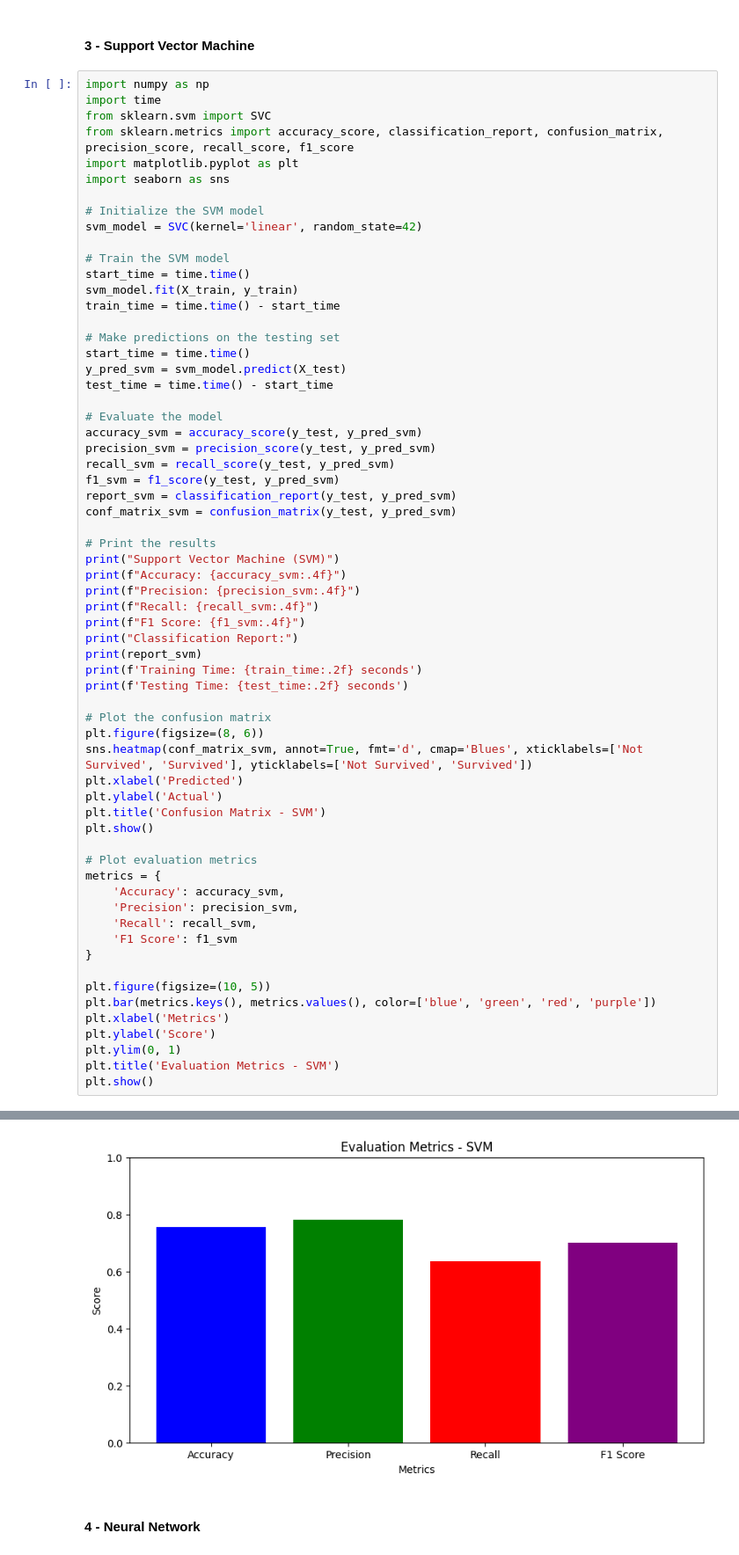
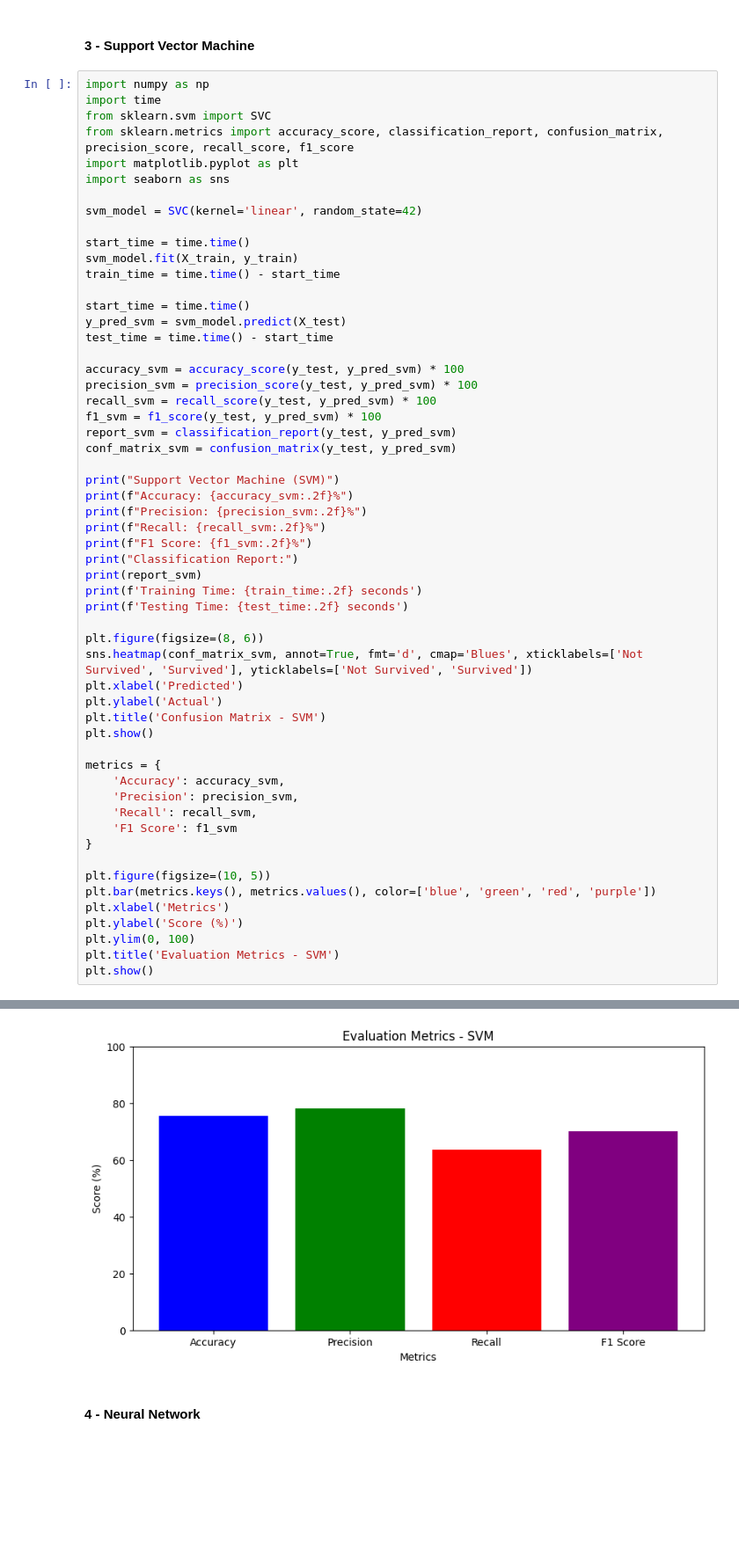
Before and after one commit to GoncaloMatias1/AI-Project_2, a Jupyter notebook: Project-2/src/titanic_analysis.ipynb, the cells around one changed output, grey strips where cells are left out. Shown at 88% size. Cells and saved outputs as stored; diff of their text form; blank space fills up the shorter version.

```diff
--- a/Project-2/src/titanic_analysis.ipynb
+++ b/Project-2/src/titanic_analysis.ipynb
@@ -933,39 +872,33 @@ from sklearn.metrics import accuracy_score, classification_report, confusion_mat
 import matplotlib.pyplot as plt
 import seaborn as sns
 
-# Initialize the SVM model
 svm_model = SVC(kernel='linear', random_state=42)
 
-# Train the SVM model
 start_time = time.time()
 svm_model.fit(X_train, y_train)
 train_time = time.time() - start_time
 
-# Make predictions on the testing set
 start_time = time.time()
 y_pred_svm = svm_model.predict(X_test)
 test_time = time.time() - start_time
 
-# Evaluate the model
-accuracy_svm = accuracy_score(y_test, y_pred_svm)
-precision_svm = precision_score(y_test, y_pred_svm)
-recall_svm = recall_score(y_test, y_pred_svm)
-f1_svm = f1_score(y_test, y_pred_svm)
+accuracy_svm = accuracy_score(y_test, y_pred_svm) * 100
+precision_svm = precision_score(y_test, y_pred_svm) * 100
+recall_svm = recall_score(y_test, y_pred_svm) * 100
+f1_svm = f1_score(y_test, y_pred_svm) * 100
 report_svm = classification_report(y_test, y_pred_svm)
 conf_matrix_svm = confusion_matrix(y_test, y_pred_svm)
 
-# Print the results
 print("Support Vector Machine (SVM)")
-print(f"Accuracy: {accuracy_svm:.4f}")
-print(f"Precision: {precision_svm:.4f}")
-print(f"Recall: {recall_svm:.4f}")
-print(f"F1 Score: {f1_svm:.4f}")
+print(f"Accuracy: {accuracy_svm:.2f}%")
+print(f"Precision: {precision_svm:.2f}%")
+print(f"Recall: {recall_svm:.2f}%")
+print(f"F1 Score: {f1_svm:.2f}%")
 print("Classification Report:")
 print(report_svm)
 print(f'Training Time: {train_time:.2f} seconds')
 print(f'Testing Time: {test_time:.2f} seconds')
 
-# Plot the confusion matrix
 plt.figure(figsize=(8, 6))
 sns.heatmap(conf_matrix_svm, annot=True, fmt='d', cmap='Blues', xticklabels=['Not Survived', 'Survived'], yticklabels=['Not Survived', 'Survived'])
 plt.xlabel('Predicted')
@@ -973,7 +906,6 @@ plt.ylabel('Actual')
 plt.title('Confusion Matrix - SVM')
 plt.show()
 
-# Plot evaluation metrics
 metrics = {
     'Accuracy': accuracy_svm,
     'Precision': precision_svm,
@@ -984,8 +916,8 @@ metrics = {
 plt.figure(figsize=(10, 5))
 plt.bar(metrics.keys(), metrics.values(), color=['blue', 'green', 'red', 'purple'])
 plt.xlabel('Metrics')
-plt.ylabel('Score')
-plt.ylim(0, 1)
+plt.ylabel('Score (%)')
+plt.ylim(0, 100)
 plt.title('Evaluation Metrics - SVM')
 plt.show()
 # %% [output]
@@ -1008,6 +940,6 @@ Training Time: 6.70 seconds
 Testing Time: 0.00 seconds
 [figure]
-[figure, old version]
+[figure, new version]
 # %% [markdown]
 #### 4 - Neural Network
 # %%
```
Also changed, not shown: parts of 20 cells of this notebook.
